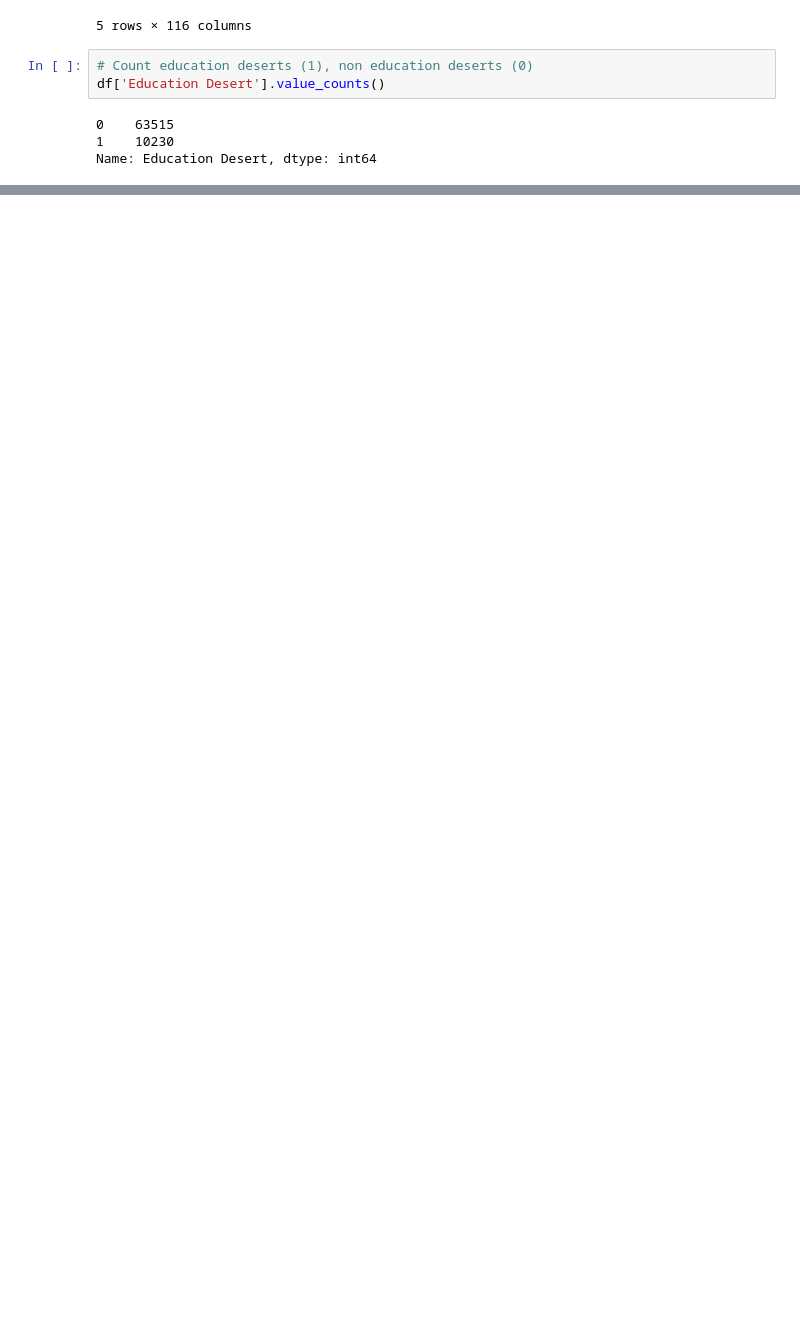
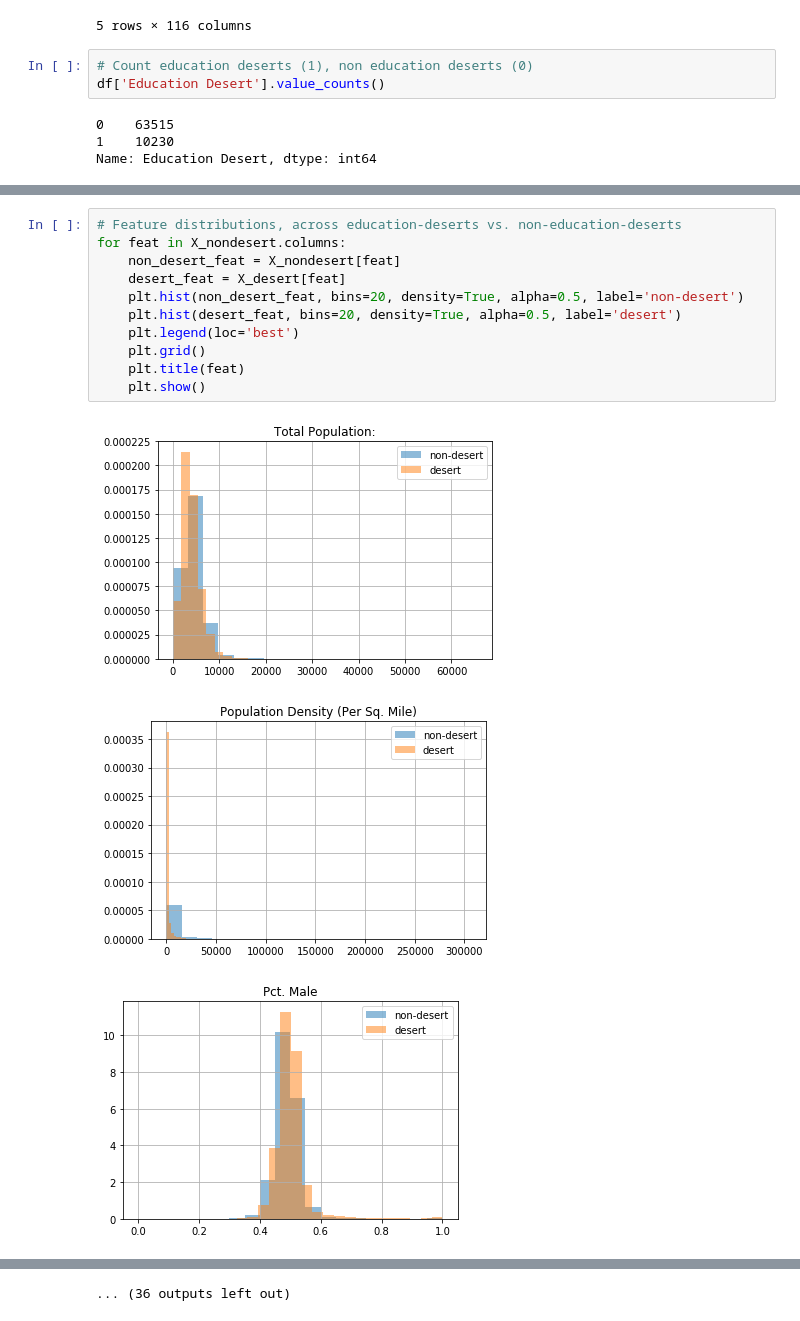
Before and after one commit to lucashu1/education-deserts, a Jupyter notebook: college-grads-regression.ipynb, the cells around one changed output, grey strips where cells are left out. Drawn from its saved outputs; the diff is of its cells as text; blank space fills up the shorter version.

```diff
--- a/college-grads-regression.ipynb
+++ b/college-grads-regression.ipynb
@@ -89,0 +92,15 @@ y shape:  (63515,)
+# %%
+# Feature distributions, across education-deserts vs. non-education-deserts
+for feat in X_nondesert.columns:
+    non_desert_feat = X_nondesert[feat]
+    desert_feat = X_desert[feat]
+    plt.hist(non_desert_feat, bins=20, density=True, alpha=0.5, label='non-desert')
+    plt.hist(desert_feat, bins=20, density=True, alpha=0.5, label='desert')
+    plt.legend(loc='best')
+    plt.grid()
+    plt.title(feat)
+    plt.show()
+# %% [output]
+[figure, added]
+[figure, added]
+[figure, added]
@@ -89,0 +116 @@ y shape:  (63515,)
+... (36 outputs left out)
```
Also changed, not shown: parts of 12 cells of this notebook.
